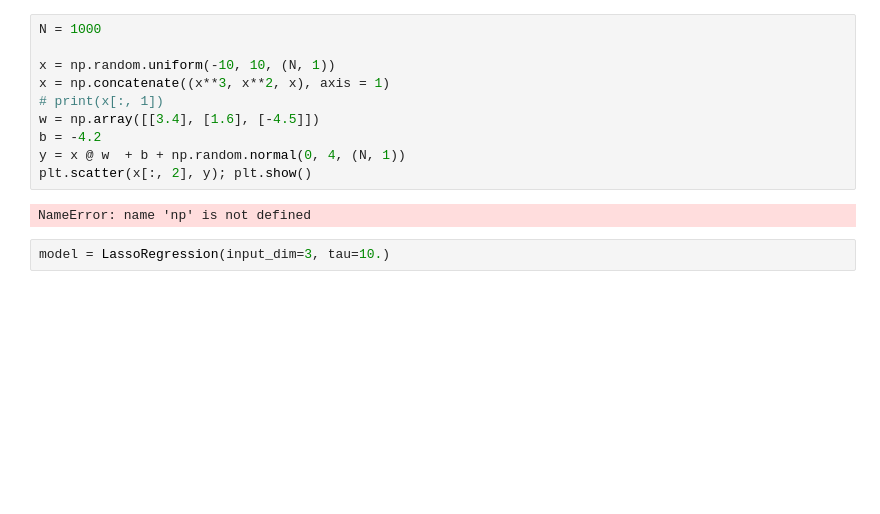
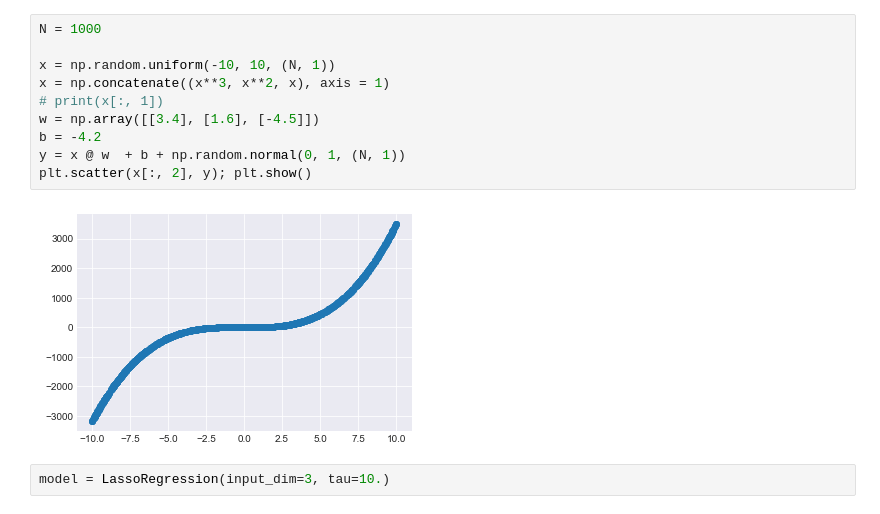
Before and after one commit to nextBillyonair/DPM, a Jupyter notebook: Notebooks/Regression/LinearRegression.ipynb, the cells around one changed output. Drawn from its saved outputs; the diff is of its cells as text; blank space fills up the shorter version.

```diff
--- a/Notebooks/Regression/LinearRegression.ipynb
+++ b/Notebooks/Regression/LinearRegression.ipynb
@@ -9,15 +7,15 @@ ImportError: cannot import name 'fit' from 'dpm.models.fit' (/Users/bill/Documen
 # %%
 N = 1000
 
 x = np.random.uniform(-10, 10, (N, 1))
 x = np.concatenate((x**3, x**2, x), axis = 1)
 # print(x[:, 1])
 w = np.array([[3.4], [1.6], [-4.5]])
 b = -4.2
-y = x @ w  + b + np.random.normal(0, 4, (N, 1))
+y = x @ w  + b + np.random.normal(0, 1, (N, 1))
 plt.scatter(x[:, 2], y); plt.show()
 # %% [output]
-NameError: name 'np' is not defined
+[figure, added]
 # %%
 model = LassoRegression(input_dim=3, tau=10.)
 # %%
```
Also changed, not shown: parts of 33 cells of this notebook, 3 other files.
